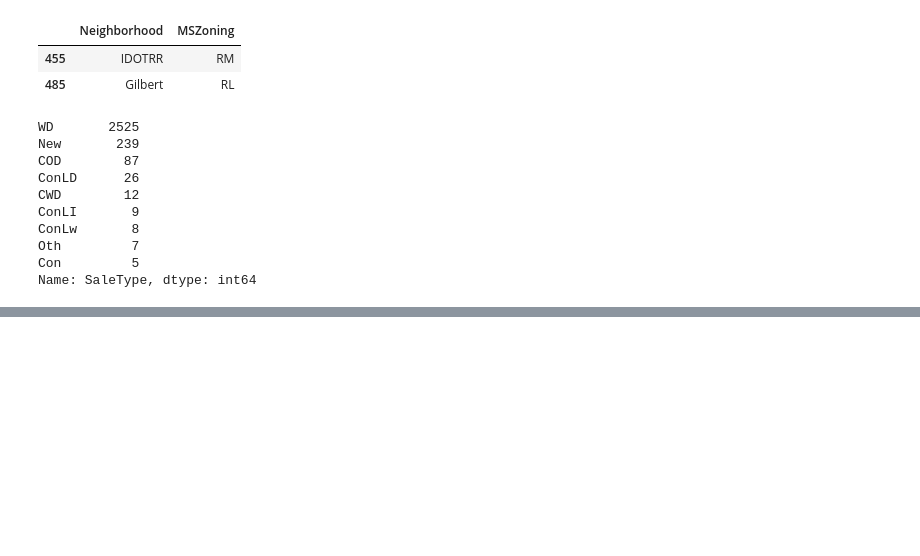
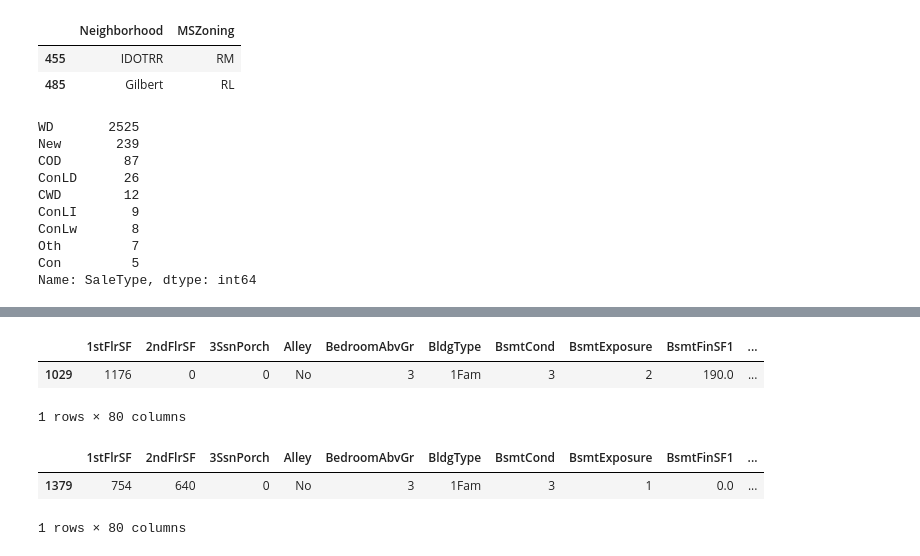
Before and after one commit to manshubh/kaggle-HousePricing, a Jupyter notebook: MyHousePricing.ipynb, the cells around one changed output, grey strips where cells are left out. Saved outputs shown, nothing was run; the diff lists cells and outputs as text; code cells hidden in the pictures; blank space fills up the shorter version.

```diff
--- a/MyHousePricing.ipynb
+++ b/MyHousePricing.ipynb
@@ -143,18 +141,17 @@ Exterior2nd        1
 dtype: int64
 # %%
 qual_dict = {np.nan: 0, "Po" : 1, "Fa" : 2, "TA" : 3, "Gd" : 4, "Ex" : 5}
-alldata['PoolQC'].fillna('No',inplace=True) # No pool
+#alldata['PoolQC'].fillna('No',inplace=True) # No pool
 alldata['MiscFeature'].fillna('No',inplace=True)#No feature
 alldata['Alley'].fillna('No',inplace=True)#No feature
 alldata['Fence'].fillna('No',inplace=True)#No feature
 QualFeatures = np.array(['ExterQual','PoolQC' ,'ExterCond','BsmtQual','BsmtCond','HeatingQC','KitchenQual','FireplaceQu', 'GarageQual','GarageCond'])
 for i in QualFeatures:
     alldata[i]=alldata[i].map(qual_dict)
-finish_dict = {np.nan:0,"Unf":1,"Rfn":2,"Fin":3}
-alldata['GarageFinish']=alldata['GarageFinish'].map(finish_dict)
+alldata['GarageFinish']=alldata['GarageFinish'].map({np.nan : 0,"Unf" : 1,"RFn" : 2,"Fin" : 3})
 alldata['GarageType'].fillna('No',inplace=True)
 alldata['BsmtExposure']=alldata['BsmtExposure'].map({np.nan:0,"No":1,"Mn":2,"Av":3,"Gd":4})
 alldata['BsmtFinType2']=alldata['BsmtFinType2'].map({np.nan:0,"Unf":1,"LwQ":2,"Rec":3,"BLQ":4,"ALQ":5,"GLQ":6})
 alldata['BsmtFinType1']=alldata['BsmtFinType1'].map({np.nan:0,"Unf":1,"LwQ":2,"Rec":3,"BLQ":4,"ALQ":5,"GLQ":6})
-alldata['MasVnrType']=alldata['MasVnrType'].map({"BrkCmn":1,"None":2,"BrkFace":3,"Unkown":4,"Stone":5}) #Using next pivot table
+alldata['MasVnrType']=alldata['MasVnrType'].map({"BrkCmn":1,"None":2,"BrkFace":3,np.nan:4,"Stone":5}) #Using next pivot table
 # %%
@@ -267,0 +248,6 @@ Name: SaleType, dtype: int64
+# %%
+alldata[alldata['SaleType'].isnull()]
+# %% [output]
+|  | 1stFlrSF | 2ndFlrSF | 3SsnPorch | Alley | BedroomAbvGr | BldgType | BsmtCond | BsmtExposure | BsmtFinSF1 | ... |
+| 1029 | 1176 | 0 | 0 | No | 3 | 1Fam | 3 | 2 | 190.0 | ... |
+1 rows × 80 columns
@@ -267,0 +257,6 @@ Name: SaleType, dtype: int64
+# %%
+alldata[alldata['Electrical'].isnull()]
+# %% [output]
+|  | 1stFlrSF | 2ndFlrSF | 3SsnPorch | Alley | BedroomAbvGr | BldgType | BsmtCond | BsmtExposure | BsmtFinSF1 | ... |
+| 1379 | 754 | 640 | 0 | No | 3 | 1Fam | 3 | 1 | 0.0 | ... |
+1 rows × 80 columns
```
Also changed, not shown: parts of 50 cells of this notebook.
